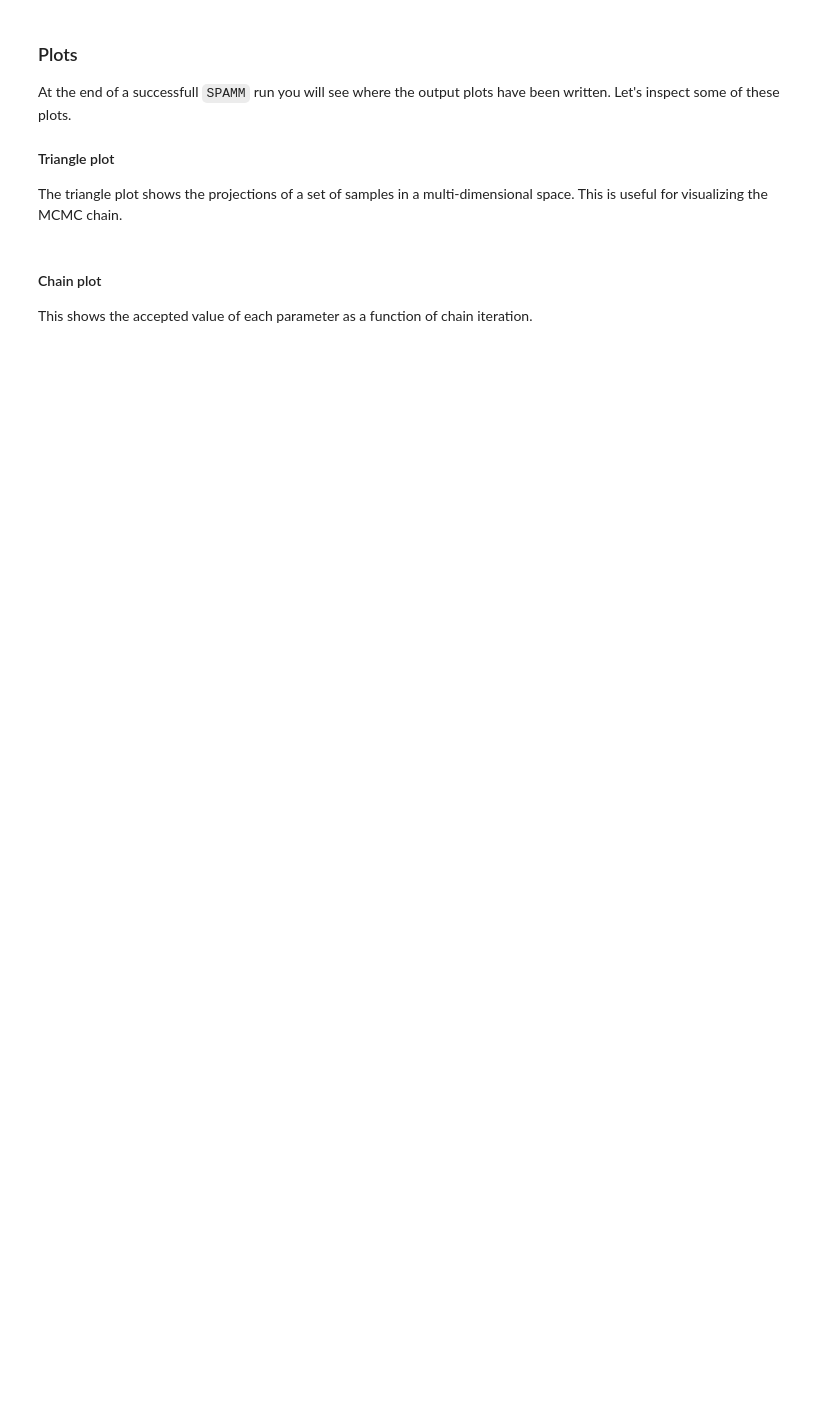
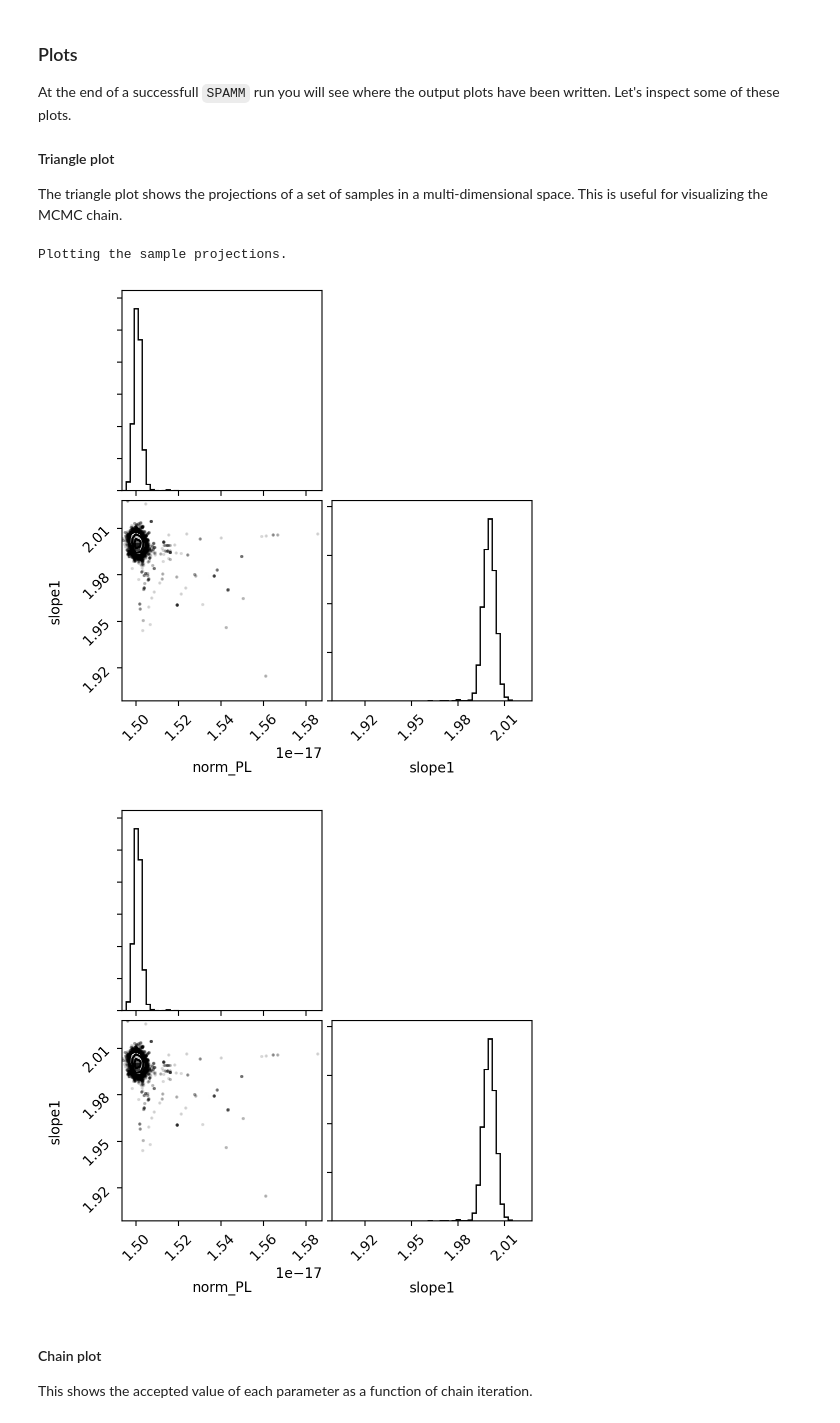
Before and after one commit to jotaylor/SPAMM, a Jupyter notebook: examples/spamm_example.ipynb, the cells around one changed output. Cells and saved outputs as stored; diff of their text form; code cells hidden in the pictures; blank space fills up the shorter version.

```diff
--- a/examples/spamm_example.ipynb
+++ b/examples/spamm_example.ipynb
@@ -158,7 +250,7 @@ from spamm.Samples import Samples
 # %%
-S = Samples("20231113_2209/model_20231113_2209.pickle.gz")
+S = Samples("out/powerlaw.pickle.gz")
 
 # Some useful attributes of a Samples object
-print("The pickle file name is:\n\t{}".format(S.pname))
-print("The component parameter names are:\n\t{}".format(S.model_parameter_names))
-print("The max values on the PDF for these paramters are:\n\t{}".format(S.maxs))
+print(f"The pickle file name is:\n\t{S.pname}\n")
+print(f"The component parameter names are:\n\t{S.model_parameter_names}\n")
+print(f"The max values on the PDF for these parameters are:\n\t{S.maxs:}")
@@ -175,6 +285,8 @@ At the end of a successfull `SPAMM` run you will see where the output plots have
 The triangle plot shows the projections of a set of samples in a multi-dimensional space. This is useful for visualizing the MCMC chain.
 # %%
 from spamm.analysis import corner, plot_chains, plot_posteriors_pdf
-from spamm.Samples import Samples
-
-S = Samples("20231113_2209/model_20231113_2209.pickle.gz")
+corner(S.samples, labels=S.model_parameter_names)
+# %% [output]
+Plotting the sample projections.
+[figure, added]
+[figure, added]
```
Also changed, not shown: parts of 30 cells of this notebook, 5 other files.
